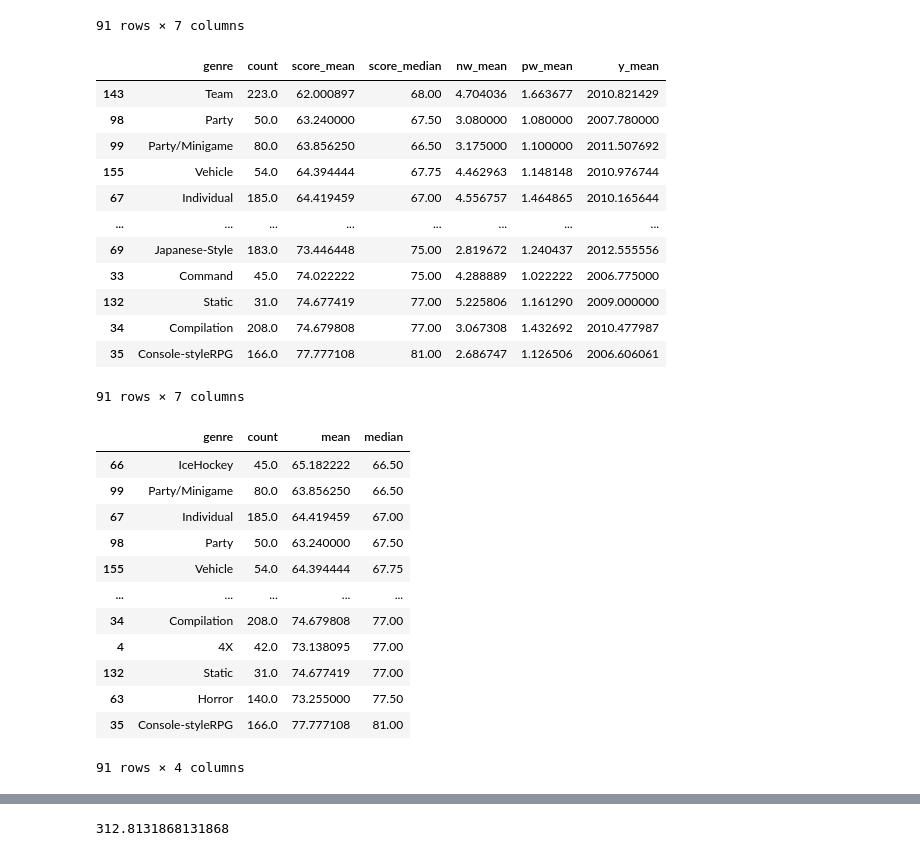
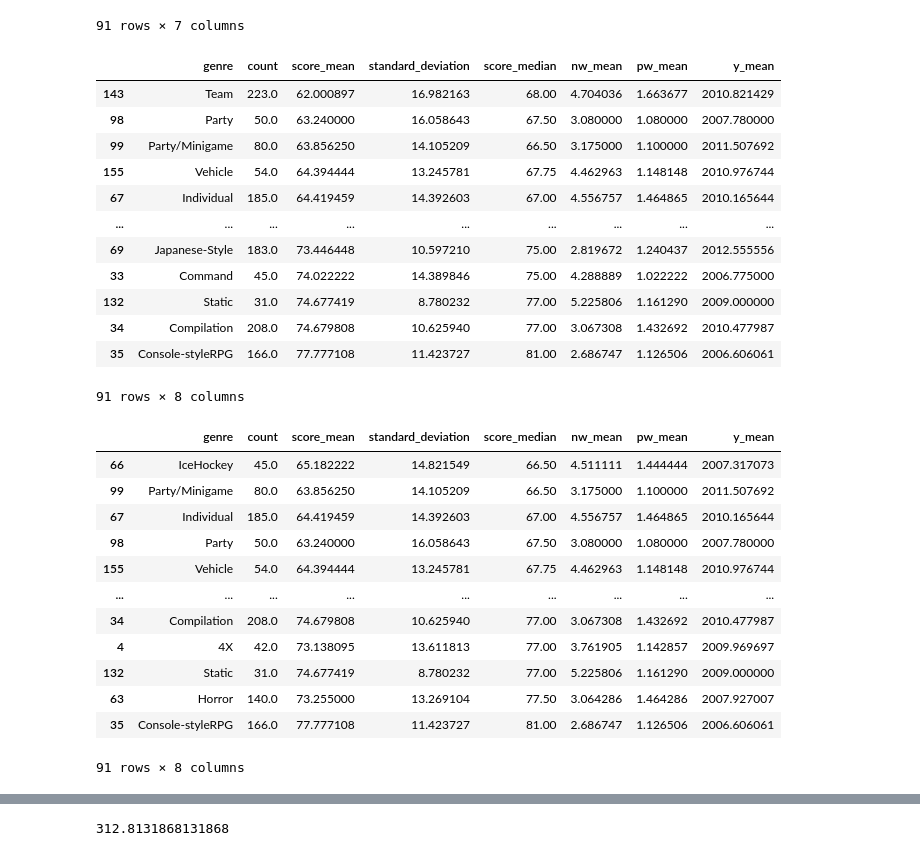
Before and after one commit to Marek-TL/BachelorThesis, a Jupyter notebook: bachelor_notebook_final.ipynb, the cells around one changed output, grey strips where cells are left out. Cells and saved outputs as stored; diff of their text form; code cells hidden in the pictures.

```diff
--- a/bachelor_notebook_final.ipynb
+++ b/bachelor_notebook_final.ipynb
@@ -1225,6 +1204,7 @@ list_of_unique_genres[142]
 data = {'genre': [],
         "count": [],
         'score_mean': [],
+        'standard_deviation': [],
         'score_median': [],
         "nw_mean": [],
         "pw_mean": [],
@@ -1244,7 +1224,7 @@ x=1
 while x<168:
     temp_df=metacrit_data[(metacrit_data["genre1"]==list_of_unique_genres[x]) | (metacrit_data["genre2"]==list_of_unique_genres[x]) | (metacrit_data["genre3"]==list_of_unique_genres[x]) | (metacrit_data["genre4"]==list_of_unique_genres[x]) | (metacrit_data["genre5"]==list_of_unique_genres[x]) | (metacrit_data["genre6"]==list_of_unique_genres[x]) | (metacrit_data["genre7"]==list_of_unique_genres[x]) | (metacrit_data["genre8"]==list_of_unique_genres[x]) | (metacrit_data["genre9"]==list_of_unique_genres[x]) | (metacrit_data["genre10"]==list_of_unique_genres[1])] #Erstellt einen temporären DataFrame, welcher jeden Fall abspeichert, der ein bestimmtes Genre in einer der Genrespalten enthält. (Kurzzeitig entsteht somit ein Dataframe mit allen Spielen, die das Genre Action enthalten)
     if len(temp_df)>30:
-        genre_meta_df.loc[x,["genre","count", "score_mean", "score_median", "nw_mean", "pw_mean", "y_mean"]] = [list_of_unique_genres[x], (temp_df["meta_score"].count()), (temp_df["meta_score"].mean()), (temp_df["meta_score"].median()),(temp_df["niche_width"].mean()),(temp_df["platform_width"].mean()), (temp_df["year"].mean()) ]
+        genre_meta_df.loc[x,["genre","count", "score_mean","standard_deviation", "score_median", "nw_mean", "pw_mean", "y_mean"]] = [list_of_unique_genres[x], (temp_df["meta_score"].count()), (temp_df["meta_score"].mean()), (temp_df["meta_score"].std()), (temp_df["meta_score"].median()),(temp_df["niche_width"].mean()),(temp_df["platform_width"].mean()), (temp_df["year"].mean()) ]
         #print("Median für Genre " +str(list_of_unique_genres[x]) + ": " + str(temp_df["meta_score"].median()) )
         #print("Arithmetisches Mittel für Genre " +str(list_of_unique_genres[x]) + ": " + str(temp_df["meta_score"].mean()) )
     x=x+1
@@ -1255,7 +1265,7 @@ x=1
 while x<168:
     temp_df=metacrit_data[(metacrit_data["genre1"]==list_of_unique_genres[x]) | (metacrit_data["genre2"]==list_of_unique_genres[x]) | (metacrit_data["genre3"]==list_of_unique_genres[x]) | (metacrit_data["genre4"]==list_of_unique_genres[x]) | (metacrit_data["genre5"]==list_of_unique_genres[x]) | (metacrit_data["genre6"]==list_of_unique_genres[x]) | (metacrit_data["genre7"]==list_of_unique_genres[x]) | (metacrit_data["genre8"]==list_of_unique_genres[x]) | (metacrit_data["genre9"]==list_of_unique_genres[x]) | (metacrit_data["genre10"]==list_of_unique_genres[1])]
     if len(temp_df)>30:
-        genre_user_df.loc[x,["genre", "count", "score_mean", "score_median","nw_mean", "pw_mean", "y_mean"]] = [list_of_unique_genres[x],(temp_df["meta_score"].count()), (temp_df["user_score"].mean()),(temp_df["user_score"].median()),(temp_df["niche_width"].mean()),(temp_df["platform_width"].mean()), (temp_df["year"].mean()) ]
+        genre_user_df.loc[x,["genre", "count", "score_mean", "standard_deviation", "score_median","nw_mean", "pw_mean", "y_mean"]] = [list_of_unique_genres[x],(temp_df["meta_score"].count()), (temp_df["user_score"].mean()), (temp_df["user_score"].std()), (temp_df["user_score"].median()),(temp_df["niche_width"].mean()),(temp_df["platform_width"].mean()), (temp_df["year"].mean()) ]
         #print("Median für Genre " +str(list_of_unique_genres[x]) + ": " + str(temp_df["user_score"].median()) )
         #print("Arithmetisches Mittel für Genre " +str(list_of_unique_genres[x]) + ": " + str(temp_df["user_score"].mean()) )
     x=x+1
@@ -1309,35 +1319,35 @@ genre_meta_df.sort_values("score_median")
 # %%
 genre_user_df.sort_values("score_mean")
 # %% [output]
-|  | genre | count | score_mean | score_median | nw_mean | pw_mean | y_mean |
-| 143 | Team | 223.0 | 62.000897 | 68.00 | 4.704036 | 1.663677 | 2010.821429 |
-| 98 | Party | 50.0 | 63.240000 | 67.50 | 3.080000 | 1.080000 | 2007.780000 |
-| 99 | Party/Minigame | 80.0 | 63.856250 | 66.50 | 3.175000 | 1.100000 | 2011.507692 |
-| 155 | Vehicle | 54.0 | 64.394444 | 67.75 | 4.462963 | 1.148148 | 2010.976744 |
-| 67 | Individual | 185.0 | 64.419459 | 67.00 | 4.556757 | 1.464865 | 2010.165644 |
-| ... | ... | ... | ... | ... | ... | ... | ... |
-| 69 | Japanese-Style | 183.0 | 73.446448 | 75.00 | 2.819672 | 1.240437 | 2012.555556 |
-| 33 | Command | 45.0 | 74.022222 | 75.00 | 4.288889 | 1.022222 | 2006.775000 |
-| 132 | Static | 31.0 | 74.677419 | 77.00 | 5.225806 | 1.161290 | 2009.000000 |
-| 34 | Compilation | 208.0 | 74.679808 | 77.00 | 3.067308 | 1.432692 | 2010.477987 |
-| 35 | Console-styleRPG | 166.0 | 77.777108 | 81.00 | 2.686747 | 1.126506 | 2006.606061 |
+|  | genre | count | score_mean | standard_deviation | score_median | nw_mean | pw_mean | y_mean |
+| 143 | Team | 223.0 | 62.000897 | 16.982163 | 68.00 | 4.704036 | 1.663677 | 2010.821429 |
+| 98 | Party | 50.0 | 63.240000 | 16.058643 | 67.50 | 3.080000 | 1.080000 | 2007.780000 |
+| 99 | Party/Minigame | 80.0 | 63.856250 | 14.105209 | 66.50 | 3.175000 | 1.100000 | 2011.507692 |
+| 155 | Vehicle | 54.0 | 64.394444 | 13.245781 | 67.75 | 4.462963 | 1.148148 | 2010.976744 |
+| 67 | Individual | 185.0 | 64.419459 | 14.392603 | 67.00 | 4.556757 | 1.464865 | 2010.165644 |
+| ... | ... | ... | ... | ... | ... | ... | ... | ... |
+| 69 | Japanese-Style | 183.0 | 73.446448 | 10.597210 | 75.00 | 2.819672 | 1.240437 | 2012.555556 |
+| 33 | Command | 45.0 | 74.022222 | 14.389846 | 75.00 | 4.288889 | 1.022222 | 2006.775000 |
+| 132 | Static | 31.0 | 74.677419 | 8.780232 | 77.00 | 5.225806 | 1.161290 | 2009.000000 |
+| 34 | Compilation | 208.0 | 74.679808 | 10.625940 | 77.00 | 3.067308 | 1.432692 | 2010.477987 |
+| 35 | Console-styleRPG | 166.0 | 77.777108 | 11.423727 | 81.00 | 2.686747 | 1.126506 | 2006.606061 |
-91 rows × 7 columns
+91 rows × 8 columns
 # %%
-genre_user_df.sort_values("median")
+genre_user_df.sort_values("score_median")
 # %% [output]
-|  | genre | count | mean | median |
-| 66 | IceHockey | 45.0 | 65.182222 | 66.50 |
-| 99 | Party/Minigame | 80.0 | 63.856250 | 66.50 |
-| 67 | Individual | 185.0 | 64.419459 | 67.00 |
-| 98 | Party | 50.0 | 63.240000 | 67.50 |
-| 155 | Vehicle | 54.0 | 64.394444 | 67.75 |
-| ... | ... | ... | ... | ... |
-| 34 | Compilation | 208.0 | 74.679808 | 77.00 |
-| 4 | 4X | 42.0 | 73.138095 | 77.00 |
-| 132 | Static | 31.0 | 74.677419 | 77.00 |
-| 63 | Horror | 140.0 | 73.255000 | 77.50 |
-| 35 | Console-styleRPG | 166.0 | 77.777108 | 81.00 |
+|  | genre | count | score_mean | standard_deviation | score_median | nw_mean | pw_mean | y_mean |
+| 66 | IceHockey | 45.0 | 65.182222 | 14.821549 | 66.50 | 4.511111 | 1.444444 | 2007.317073 |
+| 99 | Party/Minigame | 80.0 | 63.856250 | 14.105209 | 66.50 | 3.175000 | 1.100000 | 2011.507692 |
+| 67 | Individual | 185.0 | 64.419459 | 14.392603 | 67.00 | 4.556757 | 1.464865 | 2010.165644 |
+| 98 | Party | 50.0 | 63.240000 | 16.058643 | 67.50 | 3.080000 | 1.080000 | 2007.780000 |
+| 155 | Vehicle | 54.0 | 64.394444 | 13.245781 | 67.75 | 4.462963 | 1.148148 | 2010.976744 |
+| ... | ... | ... | ... | ... | ... | ... | ... | ... |
+| 34 | Compilation | 208.0 | 74.679808 | 10.625940 | 77.00 | 3.067308 | 1.432692 | 2010.477987 |
+| 4 | 4X | 42.0 | 73.138095 | 13.611813 | 77.00 | 3.761905 | 1.142857 | 2009.969697 |
+| 132 | Static | 31.0 | 74.677419 | 8.780232 | 77.00 | 5.225806 | 1.161290 | 2009.000000 |
+| 63 | Horror | 140.0 | 73.255000 | 13.269104 | 77.50 | 3.064286 | 1.464286 | 2007.927007 |
+| 35 | Console-styleRPG | 166.0 | 77.777108 | 11.423727 | 81.00 | 2.686747 | 1.126506 | 2006.606061 |
-91 rows × 4 columns
+91 rows × 8 columns
 # %%
 genre_user_df.sort_values("count")
 # %% [output]
```
Also changed, not shown: parts of 11 cells of this notebook, 9 other files.
